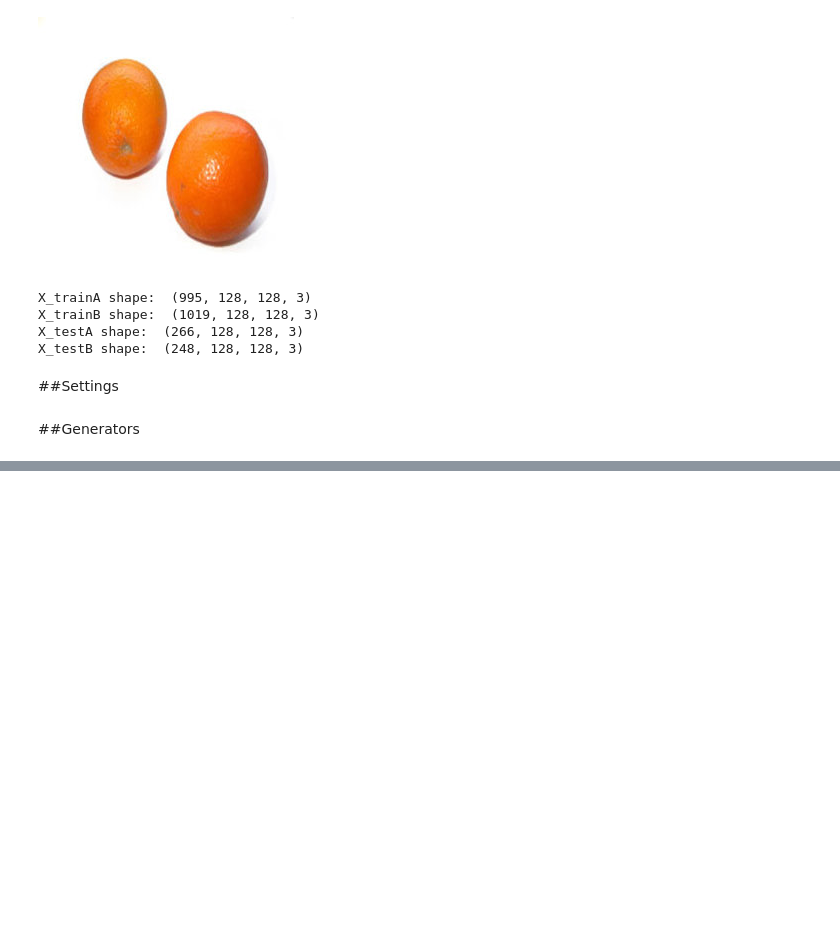
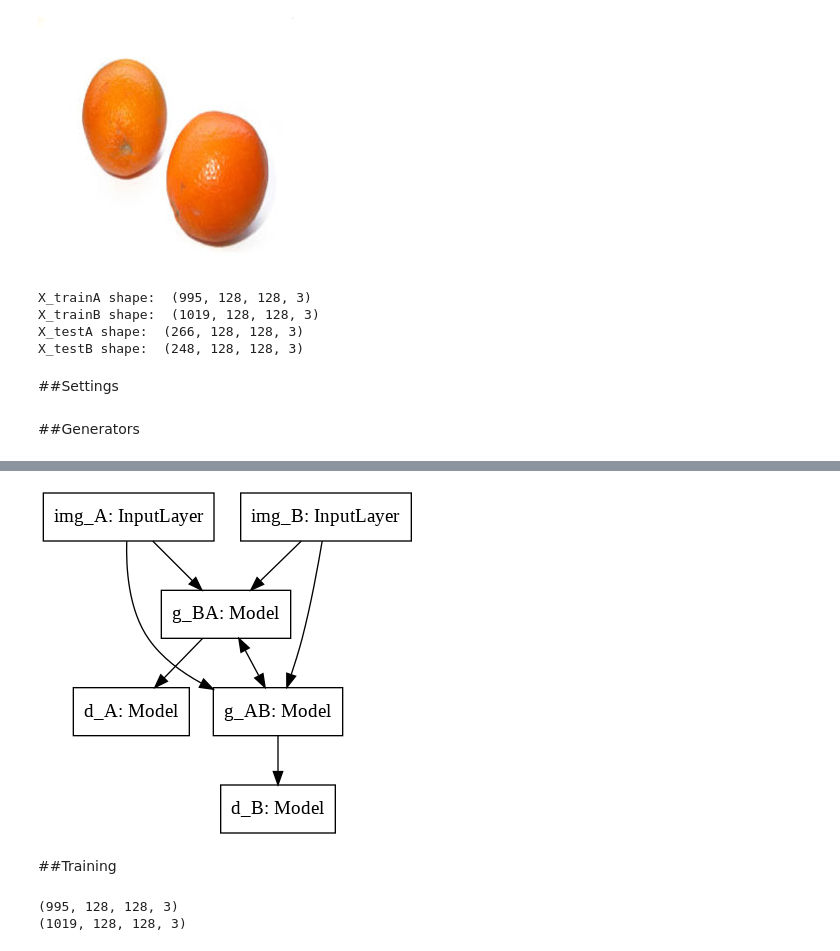
Before and after one commit to JacopoKahl/CycleGAN, a Jupyter notebook: CycleGAN.ipynb, the cells around one changed output, grey strips where cells are left out. Drawn from its saved outputs; the diff is of its cells as text; code cells hidden in the pictures; blank space fills up the shorter version.

```diff
--- a/CycleGAN.ipynb
+++ b/CycleGAN.ipynb
@@ -220,0 +265,38 @@ def build_generator_unet(img_shape, model_name):
+# %%
+#Create generators
+g_AB = build_generator_unet(input_dim, 'g_AB')
+g_BA = build_generator_unet(input_dim, 'g_BA')
+
+d_A.trainable = False
+d_B.trainable = False
+
+#Input images from both domains
+img_A = Input(shape=input_dim, name='img_A')
+img_B = Input(shape=input_dim, name='img_B')
+
+#Transform images to the other domain
+fake_A = g_BA(img_B)
+fake_B = g_AB(img_A)
+
+#Validity: discriminators checks validity of transformed images
+valid_A = d_A(fake_A)
+valid_B = d_B(fake_B)
+
+#Reconstruction: Translate omages back to original domain
+reconstr_A = g_BA(fake_B)
+reconstr_B = g_AB(fake_A)
+
+#Identity: identity mapping images
+img_A_id = g_BA(img_A)
+img_B_id = g_AB(img_B)
+# %%
+#Define cycleGAN: please note the 6 outputs as defined above
+cycleGAN = Model(inputs=[img_A, img_B], outputs=[valid_A, valid_B, reconstr_A, reconstr_B, img_A_id, img_B_id], name='CycleGAN')
+
+opt = Adam(lr=0.0002, beta_1=0.5)
+
+cycleGAN.compile(loss=['mse', 'mse', 'mae', 'mae', 'mae', 'mae'],
+                 loss_weights=[lambda_validation, lambda_validation, lambda_reconstr, lambda_reconstr, lambda_id, lambda_id],
+                 optimizer=opt)
+
+cycleGAN.summary() #note the 8x8x1 output of the GAN in the summary
@@ -220,0 +321,12 @@ def build_generator_unet(img_shape, model_name):
+# %%
+plot_model(cycleGAN, to_file='cycleGAN.png')
+# %% [output]
+[figure, added]
+# %% [markdown]
+##Training
+# %%
+print(X_trainA.shape)
+print(X_trainB.shape)
+# %% [output]
+(995, 128, 128, 3)
+(1019, 128, 128, 3)
```
Also changed, not shown: parts of 16 cells of this notebook.
